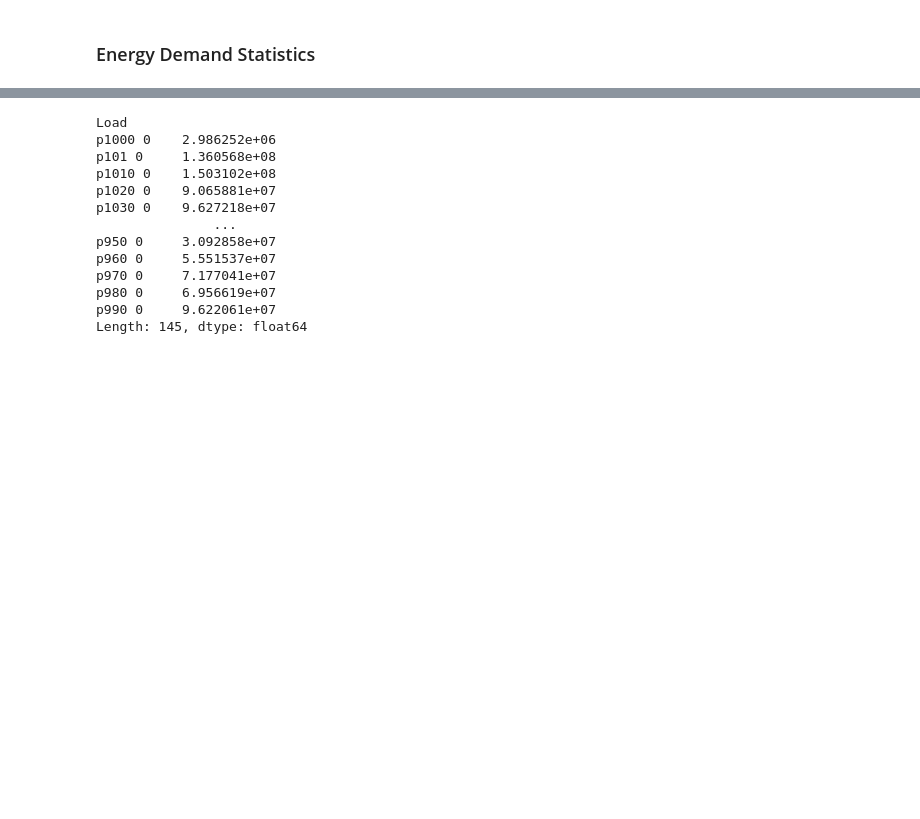
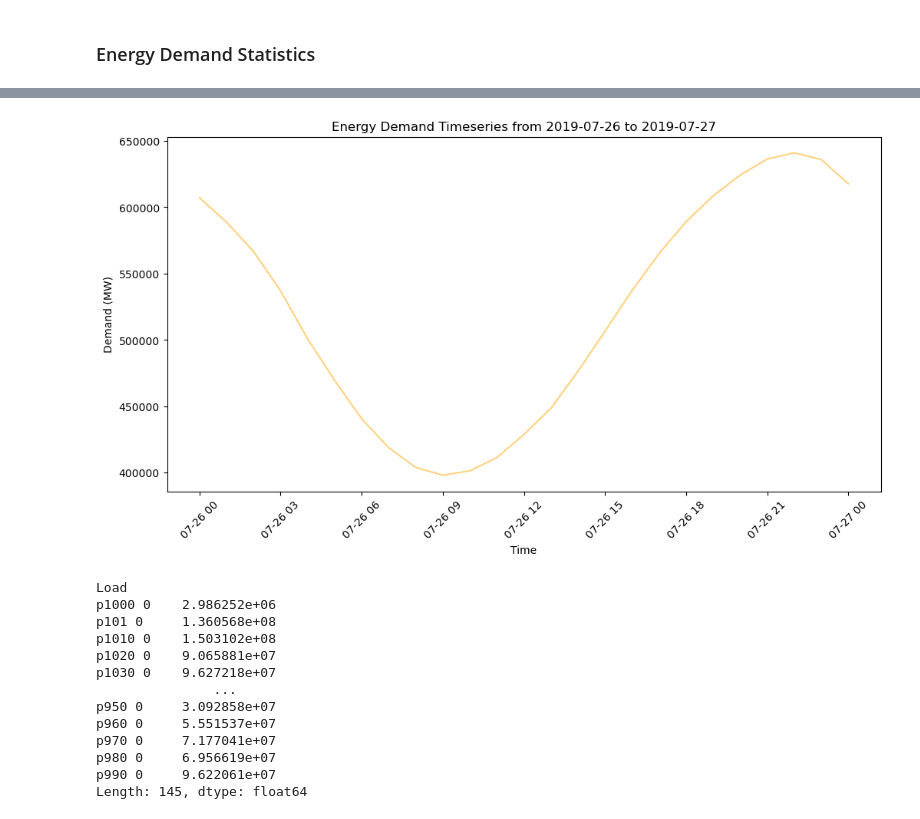
Before and after one commit to af3913/pypsa-usa, a Jupyter notebook: workflow/pypsa-usa_technical_appendix.ipynb, the cells around one changed output, grey strips where cells are left out. Saved outputs shown, nothing was run; the diff lists cells and outputs as text; code cells hidden in the pictures; blank space fills up the shorter version.

```diff
--- a/workflow/pypsa-usa_technical_appendix.ipynb
+++ b/workflow/pypsa-usa_technical_appendix.ipynb
@@ -374,3 +356,40 @@ demand_timeseries.head()
+# %%
+from summary import get_demand_timeseries, get_demand_base
+
+# Get demand timeseries
+demand_timeseries = get_demand_timeseries(network)
+demand_timeseries
+
+# Reset index then change timestep column to datetime object
+demand_timeseries = demand_timeseries.reset_index()
+demand_timeseries["timestep"] = pd.to_datetime(demand_timeseries["timestep"], format="%Y-%m-%d %H:%M:%S")
+
+# Function to plot demand timeseries for a specified window of time. Dont include period in legend
+def plot_demand_timeseries(demand_timeseries: pd.DataFrame, start_date: str, end_date: str):
+    """
+    Plots demand timeseries for a specified window of time.
+    """
+    # Select data for specified window of time
+    data = demand_timeseries[(demand_timeseries["timestep"] >= start_date) & (demand_timeseries["timestep"] <= end_date)]
+
+    # Plot demand
+    fig, ax = plt.subplots(figsize=(12, 6))
+    plt.plot(data["timestep"],
+    data["Demand"],
+    label="Demand (MWh)",
+    color="orange",
+    alpha=0.5)
+    ax.set_title(f"Energy Demand Timeseries from {start_date} to {end_date}")
+    ax.set_xlabel("Time")
+    ax.set_ylabel("Demand (MW)")
+    plt.xticks(rotation=45)
+    plt.show()
+
+
+# Plot timeseries
+plot_demand_timeseries(demand_timeseries, "2019-07-26", "2019-07-27")
+# %% [output]
+[figure, added]
 # %%
 #  Gets Nodal Sum of Demand
 demand_base = get_demand_base(network)
```
Also changed, not shown: parts of 15 cells of this notebook, 1 other file.
